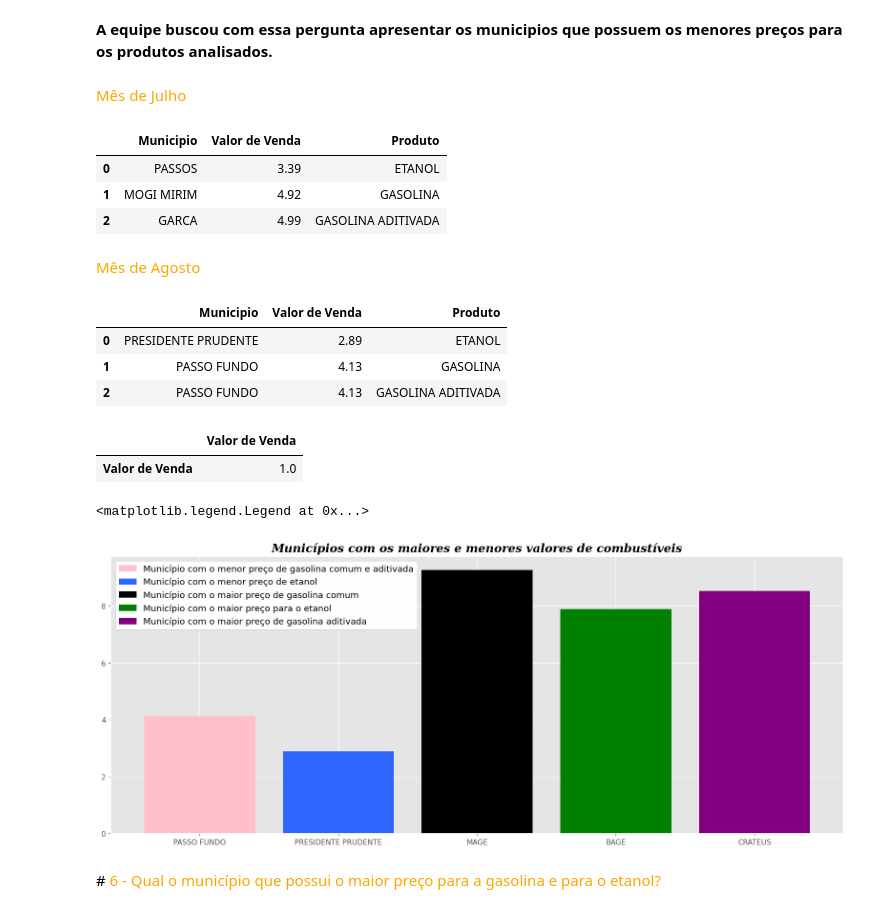
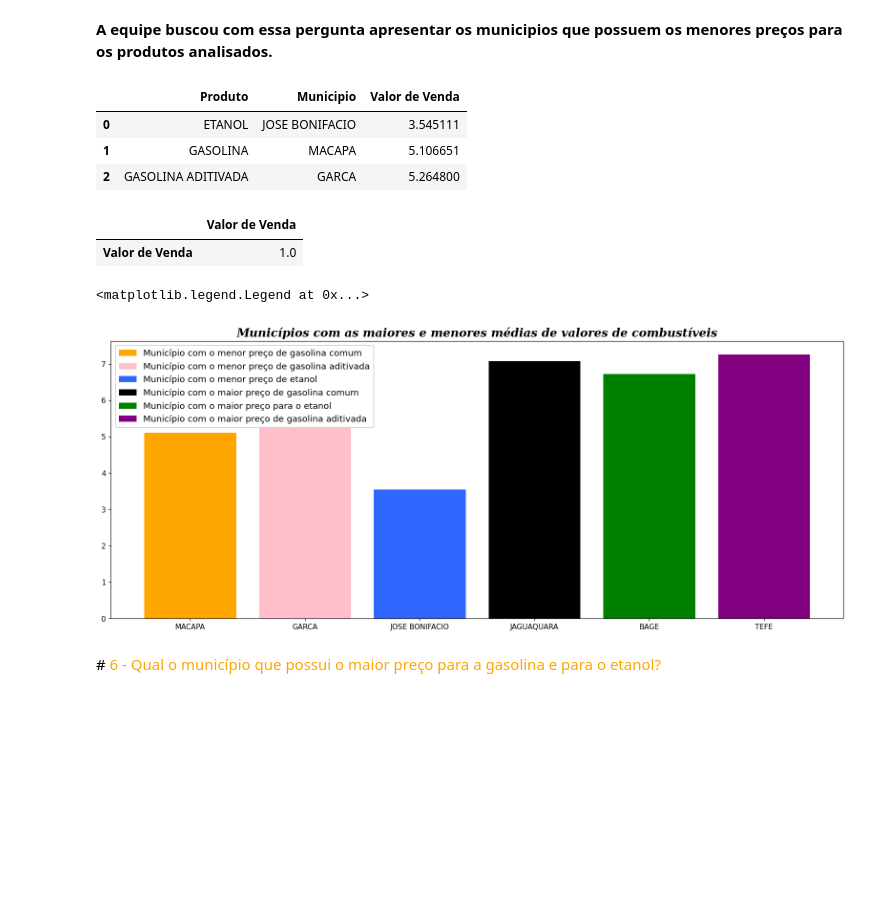
Before and after one commit to joaorosa2/analise_combustiveis_brasil, a Jupyter notebook: ProjetoM4.ipynb, the cells around one changed output. Saved outputs shown, nothing was run; the diff lists cells and outputs as text; code cells hidden in the pictures; blank space fills up the shorter version.

```diff
--- a/ProjetoM4.ipynb
+++ b/ProjetoM4.ipynb
@@ -561,58 +515,30 @@ dfagosto
 #<font color = orange> 5. Qual o município que possui o menor preço para a gasolina e para o etanol?
 # %% [markdown]
 **A equipe buscou com essa pergunta apresentar os municipios que possuem os menores preços para os produtos analisados.**
-# %% [markdown]
-<font color = orange> Mês de Julho
 # %%
 #Criando uma variável com objetivo de armazenar os produtos, municipios e o menor valor de venda do produto no mês de julho.
-minimaPorMunicipioJulho = tabelaJulho.groupby(['Produto','Municipio'])[['Valor de Venda']].min()
+mediaPorMunicipio = concateTabelas.groupby(['Produto','Municipio'])[['Valor de Venda']].mean()
 
-#Selecionando o município com o menor preço para o etanol no Brasil no mês de julho.
-minEtanol = minimaPorMunicipioJulho.loc['ETANOL'].sort_values(by='Valor de Venda',ascending = True).head(1)
-minEtanol['Produto'] = 'ETANOL'
+#Selecionando o município com o menor preço para o etanol no Brasil.
+minEtanol = mediaPorMunicipio.query('Produto == "ETANOL"').sort_values(by='Valor de Venda',ascending = True).head(1)
 
-#Selecionando o município com o menor preço para o gasolina comum no Brasil no mês de julho.
-minGasolina = minimaPorMunicipioJulho.loc['GASOLINA'].sort_values(by='Valor de Venda',ascending = True).head(1)
-minGasolina['Produto'] = 'GASOLINA'
 
-#Selecionando o município com o menor preço para o gasolina aditivada no Brasil no mês de julho.
-minAditivada = minimaPorMunicipioJulho.loc['GASOLINA ADITIVADA'].sort_values(by='Valor de Venda',ascending = True).head(1)
-minAditivada['Produto'] = 'GASOLINA ADITIVADA'
+#Selecionando o município com o menor preço para o gasolina comum no Brasil.
+minGasolina = mediaPorMunicipio.query('Produto == "GASOLINA"').sort_values(by='Valor de Venda',ascending = True).head(1)
+
+
+#Selecionando o município com o menor preço para o gasolina aditivada no Brasil.
+minAditivada = mediaPorMunicipio.query('Produto == "GASOLINA ADITIVADA"').sort_values(by='Valor de Venda',ascending = True).head(1)
+
 
 #Concatenando as variáveis e apresentando em um único dataframe.
-concatMinJulho = pd.concat([minEtanol,minGasolina,minAditivada]).reset_index()
-concatMinJulho
+concatMin = pd.concat([minEtanol,minGasolina,minAditivada]).reset_index()
+concatMin
 # %% [output]
-|  | Municipio | Valor de Venda | Produto |
-| 0 | PASSOS | 3.39 | ETANOL |
-| 1 | MOGI MIRIM | 4.92 | GASOLINA |
-| 2 | GARCA | 4.99 | GASOLINA ADITIVADA |
+|  | Produto | Municipio | Valor de Venda |
+| 0 | ETANOL | JOSE BONIFACIO | 3.545111 |
+| 1 | GASOLINA | MACAPA | 5.106651 |
+| 2 | GASOLINA ADITIVADA | GARCA | 5.264800 |
-# %% [markdown]
-<font color = orange> Mês de Agosto
-# %%
-#Criando uma variável com objetivo de armazenar os produtos, municipios e o menor valor de venda do produto no mês de agosto.
-minimaPorMunicipio = tabelaAgosto.groupby(['Produto','Municipio'])[['Valor de Venda']].min()
-
-#Selecionando o município com o menor preço para o etanol no Brasil no mês de agosto.
-minEtanol = minimaPorMunicipio.loc['ETANOL'].sort_values(by='Valor de Venda',ascending = True).head(1)
-minEtanol['Produto'] = 'ETANOL'
-
-#Selecionando o município com o menor preço para o gasolina comum no Brasil no mês de agosto.
-minGasolina = minimaPorMunicipio.loc['GASOLINA'].sort_values(by='Valor de Venda',ascending = True).head(1)
-minGasolina['Produto'] = 'GASOLINA'
-
-#Selecionando o município com o menor preço para o gasolina aditivada no Brasil no mês de agosto.
-minAditivada = minimaPorMunicipio.loc['GASOLINA ADITIVADA'].sort_values(by='Valor de Venda',ascending = True).head(1)
-minAditivada['Produto'] = 'GASOLINA ADITIVADA'
-
-#Concatenando as variáveis e apresentando em um único dataframe.
-concatMinAgosto = pd.concat([minEtanol,minGasolina,minAditivada]).reset_index()
-concatMinAgosto
-# %% [output]
-|  | Municipio | Valor de Venda | Produto |
-| 0 | PRESIDENTE PRUDENTE | 2.89 | ETANOL |
-| 1 | PASSO FUNDO | 4.13 | GASOLINA |
-| 2 | PASSO FUNDO | 4.13 | GASOLINA ADITIVADA |
 # %%
 correlacao = tabelaJulho.corr()
 correlacao
@@ -625,27 +551,30 @@ correlacao
 # %%
 #Representação grafica dos municípios com os maiores e menores valores de combustíveis do Brasil
 plt.figure(figsize=(18,7), dpi=110)
 
-plot = plt.bar(concatMins[concatMins['Produto']=='GASOLINA ADITIVADA']['Municipio'], concatMins[concatMins['Produto']=='GASOLINA ADITIVADA']['Valor de Venda'],
-    label='Município com o menor preço de gasolina comum e aditivada', color='Pink')
+plot = plt.bar(concatMin[concatMin['Produto']=='GASOLINA']['Municipio'], concatMin[concatMin['Produto']=='GASOLINA']['Valor de Venda'],
+    label='Município com o menor preço de gasolina comum', color='orange')
 
-plt.bar(concatMins[concatMins['Produto']=='ETANOL']['Municipio'], concatMins[concatMins['Produto']=='ETANOL']['Valor de Venda'],
+plot = plt.bar(concatMin[concatMin['Produto']=='GASOLINA ADITIVADA']['Municipio'], concatMin[concatMin['Produto']=='GASOLINA ADITIVADA']['Valor de Venda'],
+    label='Município com o menor preço de gasolina aditivada', color='Pink')
+
+plt.bar(concatMin[concatMin['Produto']=='ETANOL']['Municipio'], concatMin[concatMin['Produto']=='ETANOL']['Valor de Venda'],
     label='Município com o menor preço de etanol',color='#2f66fe')
 
 plt.bar(concatMax2[concatMax2['Produto']=='GASOLINA ADITIVADA']['Municipio'], concatMax2[concatMax2['Produto']=='GASOLINA ADITIVADA']['Valor de Venda'],
     label='Município com o maior preço de gasolina comum', color='black')
 
 plt.bar(concatMax2[concatMax2['Produto']=='ETANOL']['Municipio'], concatMax2[concatMax2['Produto']=='ETANOL']['Valor de Venda'],
     label='Município com o maior preço para o etanol',color='green')
 
 plt.bar(concatMax2[concatMax2['Produto']=='GASOLINA']['Municipio'], concatMax2[concatMax2['Produto']=='GASOLINA']['Valor de Venda'],
     label='Município com o maior preço de gasolina aditivada', color='purple')
 
-plt.title('Municípios com os maiores e menores valores de combustíveis', fontsize=16, fontweight='bold', fontstyle='italic', fontfamily='serif' )
+plt.title('Municípios com as maiores e menores médias de valores de combustíveis', fontsize=16, fontweight='bold', fontstyle='italic', fontfamily='serif' )
 plt.legend(fontsize=12, frameon=True, framealpha=2, facecolor='white')
 # %% [output]
 <matplotlib.legend.Legend at 0x...>
-[figure, old version]
+[figure, new version]
 # %% [markdown]
 
 #<font color = orange> 6 - Qual o município que possui o maior preço para a gasolina e para o etanol?
```
Also changed, not shown: parts of 37 cells of this notebook.
